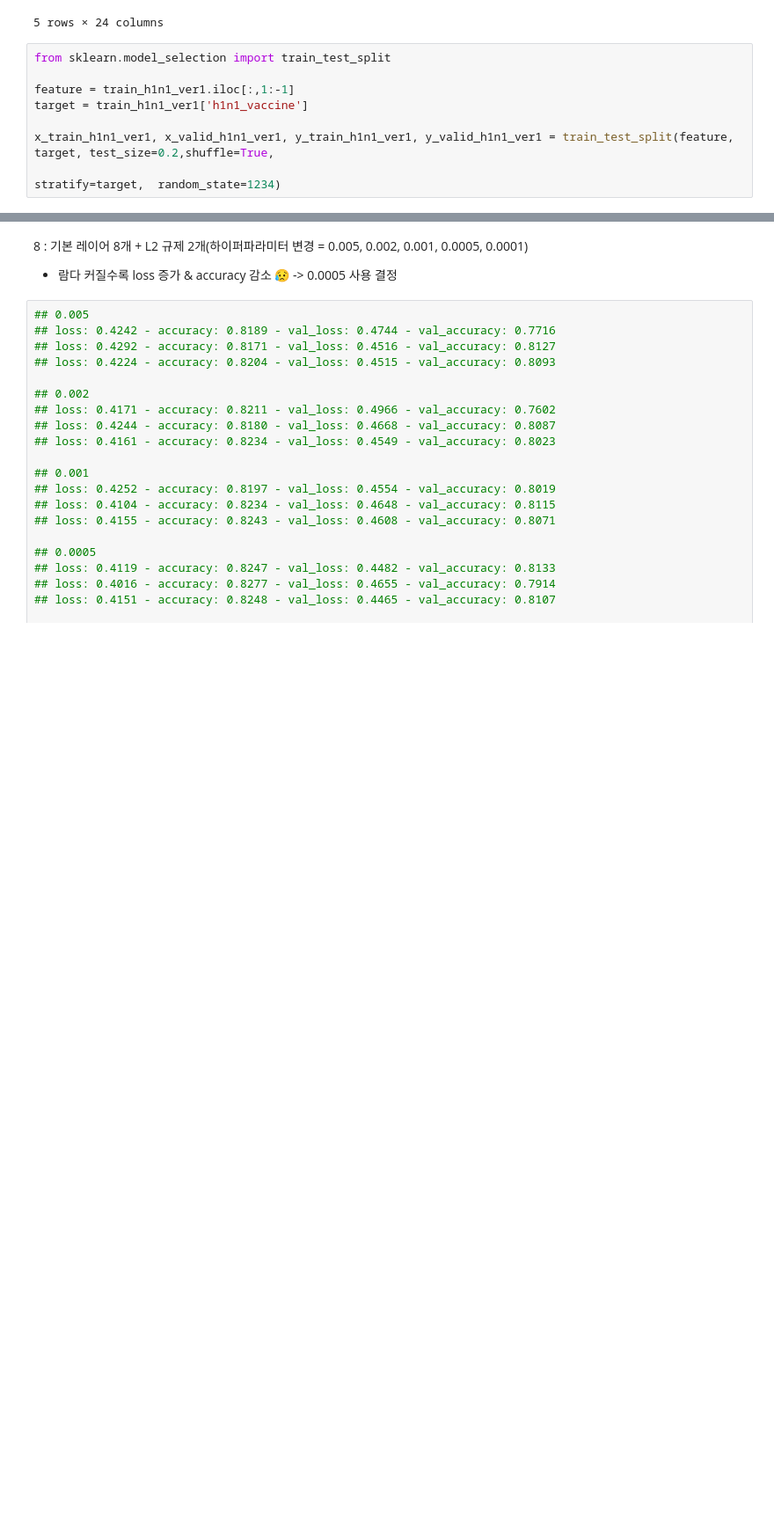
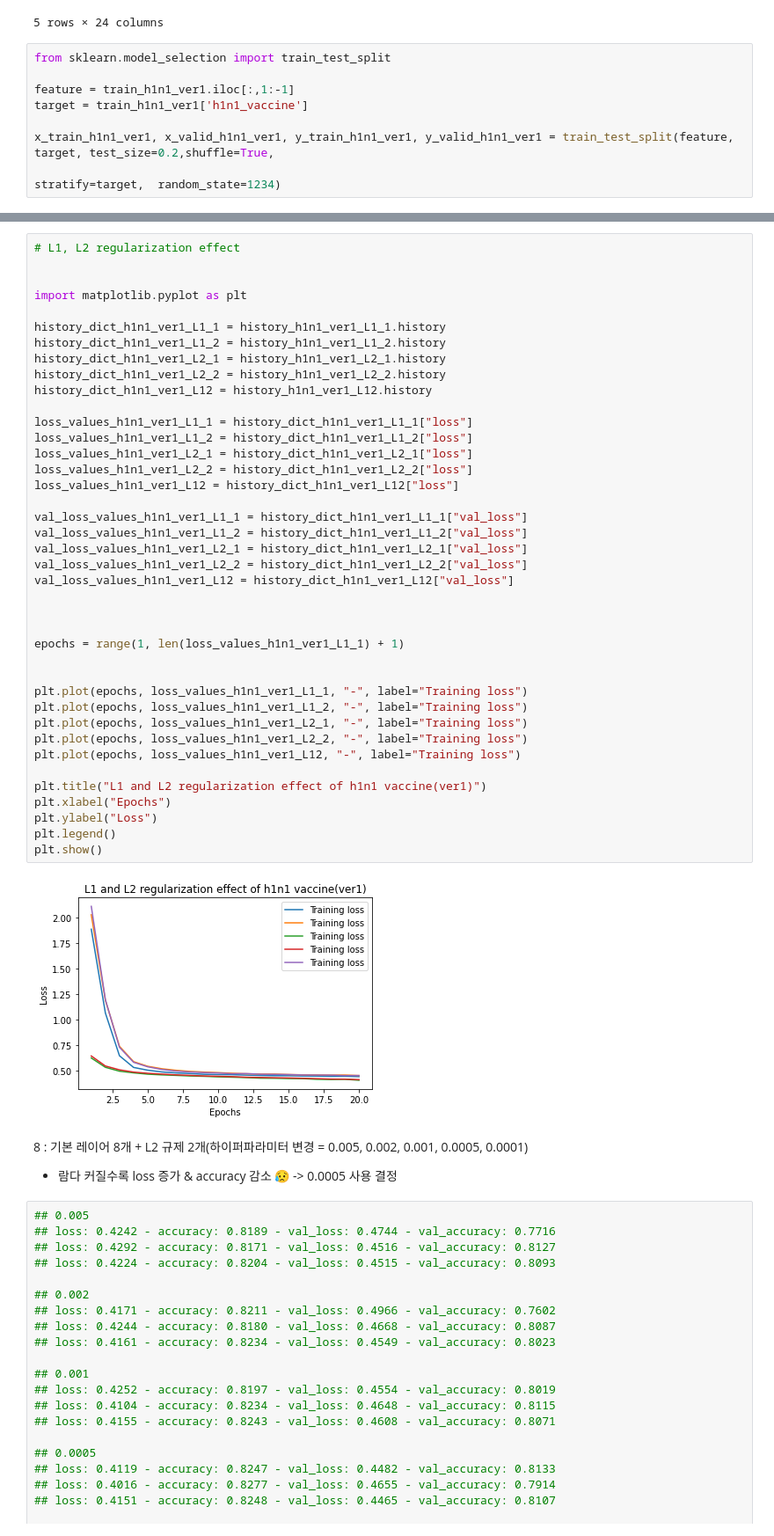
Before and after one commit to mjiii25/22-1_DL, a Jupyter notebook: team-project/modeling-dl.ipynb, the cells around one changed output, grey strips where cells are left out. Shown at 88% size. Cells and saved outputs as stored; diff of their text form; blank space fills up the shorter version.

```diff
--- a/team-project/modeling-dl.ipynb
+++ b/team-project/modeling-dl.ipynb
@@ -473,3 +474,45 @@ Epoch 20/20
+# %%
+# L1, L2 regularization effect
+
+
+import matplotlib.pyplot as plt
+
+history_dict_h1n1_ver1_L1_1 = history_h1n1_ver1_L1_1.history
+history_dict_h1n1_ver1_L1_2 = history_h1n1_ver1_L1_2.history
+history_dict_h1n1_ver1_L2_1 = history_h1n1_ver1_L2_1.history
+history_dict_h1n1_ver1_L2_2 = history_h1n1_ver1_L2_2.history
+history_dict_h1n1_ver1_L12 = history_h1n1_ver1_L12.history
+
+loss_values_h1n1_ver1_L1_1 = history_dict_h1n1_ver1_L1_1["loss"]
+loss_values_h1n1_ver1_L1_2 = history_dict_h1n1_ver1_L1_2["loss"]
+loss_values_h1n1_ver1_L2_1 = history_dict_h1n1_ver1_L2_1["loss"]
+loss_values_h1n1_ver1_L2_2 = history_dict_h1n1_ver1_L2_2["loss"]
+loss_values_h1n1_ver1_L12 = history_dict_h1n1_ver1_L12["loss"]
+
+val_loss_values_h1n1_ver1_L1_1 = history_dict_h1n1_ver1_L1_1["val_loss"]
+val_loss_values_h1n1_ver1_L1_2 = history_dict_h1n1_ver1_L1_2["val_loss"]
+val_loss_values_h1n1_ver1_L2_1 = history_dict_h1n1_ver1_L2_1["val_loss"]
+val_loss_values_h1n1_ver1_L2_2 = history_dict_h1n1_ver1_L2_2["val_loss"]
+val_loss_values_h1n1_ver1_L12 = history_dict_h1n1_ver1_L12["val_loss"]
+
+
+
+epochs = range(1, len(loss_values_h1n1_ver1_L1_1) + 1)
+
+
+plt.plot(epochs, loss_values_h1n1_ver1_L1_1, "-", label="Training loss")
+plt.plot(epochs, loss_values_h1n1_ver1_L1_2, "-", label="Training loss")
+plt.plot(epochs, loss_values_h1n1_ver1_L2_1, "-", label="Training loss")
+plt.plot(epochs, loss_values_h1n1_ver1_L2_2, "-", label="Training loss")
+plt.plot(epochs, loss_values_h1n1_ver1_L12, "-", label="Training loss")
+
+plt.title("L1 and L2 regularization effect of h1n1 vaccine(ver1)")
+plt.xlabel("Epochs")
+plt.ylabel("Loss")
+plt.legend()
+plt.show()
+# %% [output]
+[figure, added]
 # %% [markdown]
 8 : 기본 레이어 8개 + L2 규제 2개(하이퍼파라미터 변경 = 0.005, 0.002, 0.001, 0.0005, 0.0001)
 - 람다 커질수록 loss 증가 & accuracy 감소 😥 -> 0.0005 사용 결정
```
Also changed, not shown: parts of 16 cells of this notebook.
